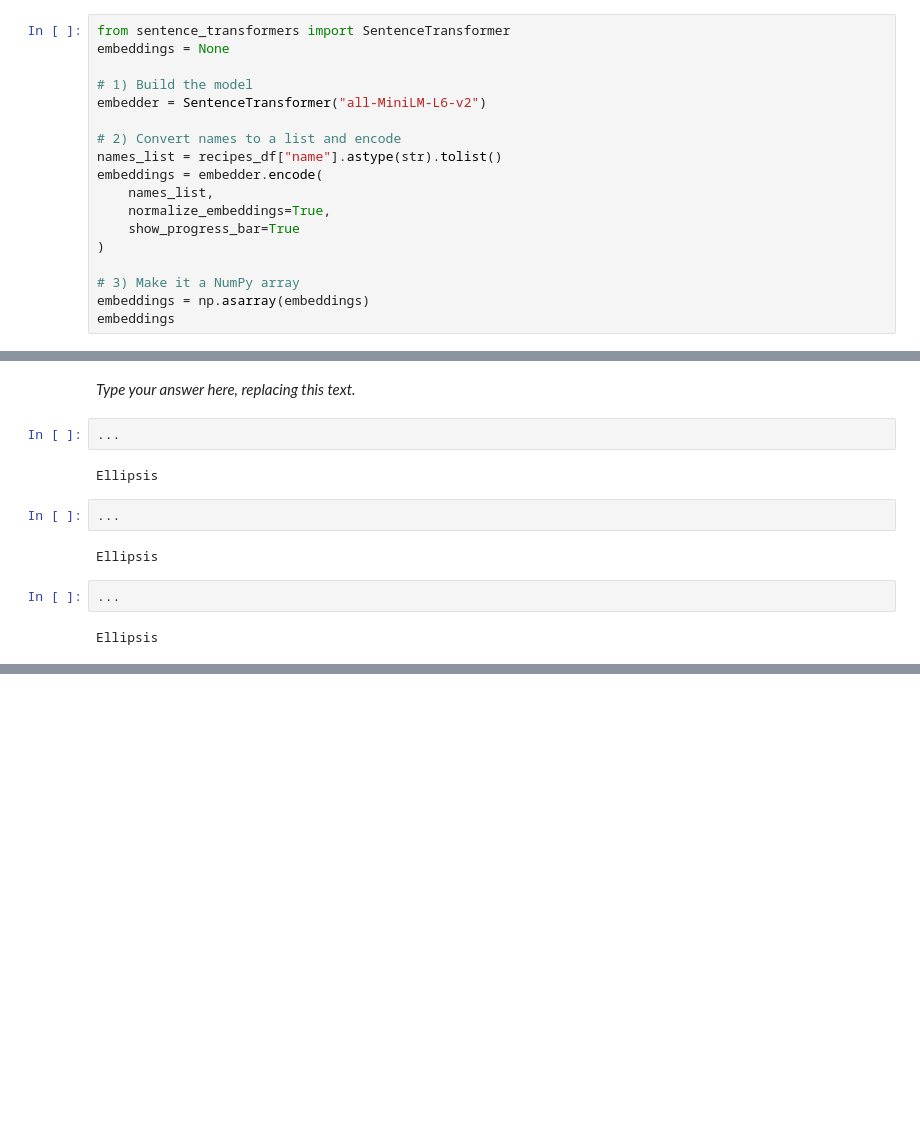
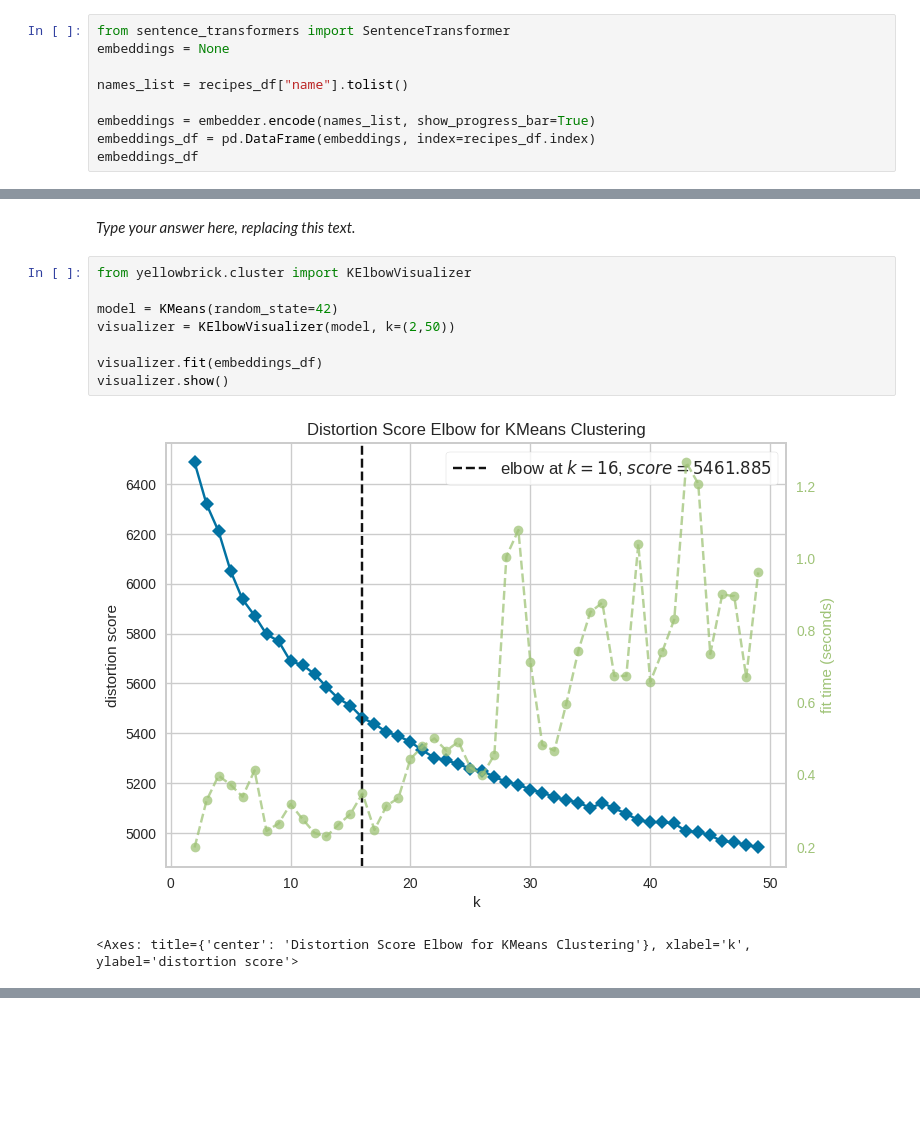
Before and after one commit to kmodiria/cpsc330-hw6, a Jupyter notebook: hw6.ipynb, the cells around one changed output, grey strips where cells are left out. Saved outputs shown, nothing was run; the diff lists cells and outputs as text; blank space fills up the shorter version.

```diff
--- a/hw6.ipynb
+++ b/hw6.ipynb
@@ -974,18 +1010,9 @@ _Points:_ 3
 from sentence_transformers import SentenceTransformer
 embeddings = None
 
-# 1) Build the model
-embedder = SentenceTransformer("all-MiniLM-L6-v2")
+names_list = recipes_df["name"].tolist()
 
-# 2) Convert names to a list and encode
-names_list = recipes_df["name"].astype(str).tolist()
-embeddings = embedder.encode(
-    names_list,
-    normalize_embeddings=True,
-    show_progress_bar=True
-)
-
-# 3) Make it a NumPy array
-embeddings = np.asarray(embeddings)
-embeddings
+embeddings = embedder.encode(names_list, show_progress_bar=True)
+embeddings_df = pd.DataFrame(embeddings, index=recipes_df.index)
+embeddings_df
 # %% [output]
@@ -1087,15 +1117,14 @@ Solution_3.1
 _Points:_ 6
 # %% [markdown]
 _Type your answer here, replacing this text._
-# %%
-...
-# %% [output]
-Ellipsis
-# %%
-...
-# %% [output]
-Ellipsis
-# %%
-...
-# %% [output]
-Ellipsis
+# %%
+from yellowbrick.cluster import KElbowVisualizer
+
+model = KMeans(random_state=42)
+visualizer = KElbowVisualizer(model, k=(2,50))
+
+visualizer.fit(embeddings_df)
+visualizer.show()
+# %% [output]
+[figure, added]
+<Axes: title={'center': 'Distortion Score Elbow for KMeans Clustering'}, xlabel='k', ylabel='distortion score'>
```
Also changed, not shown: parts of 47 cells of this notebook.
